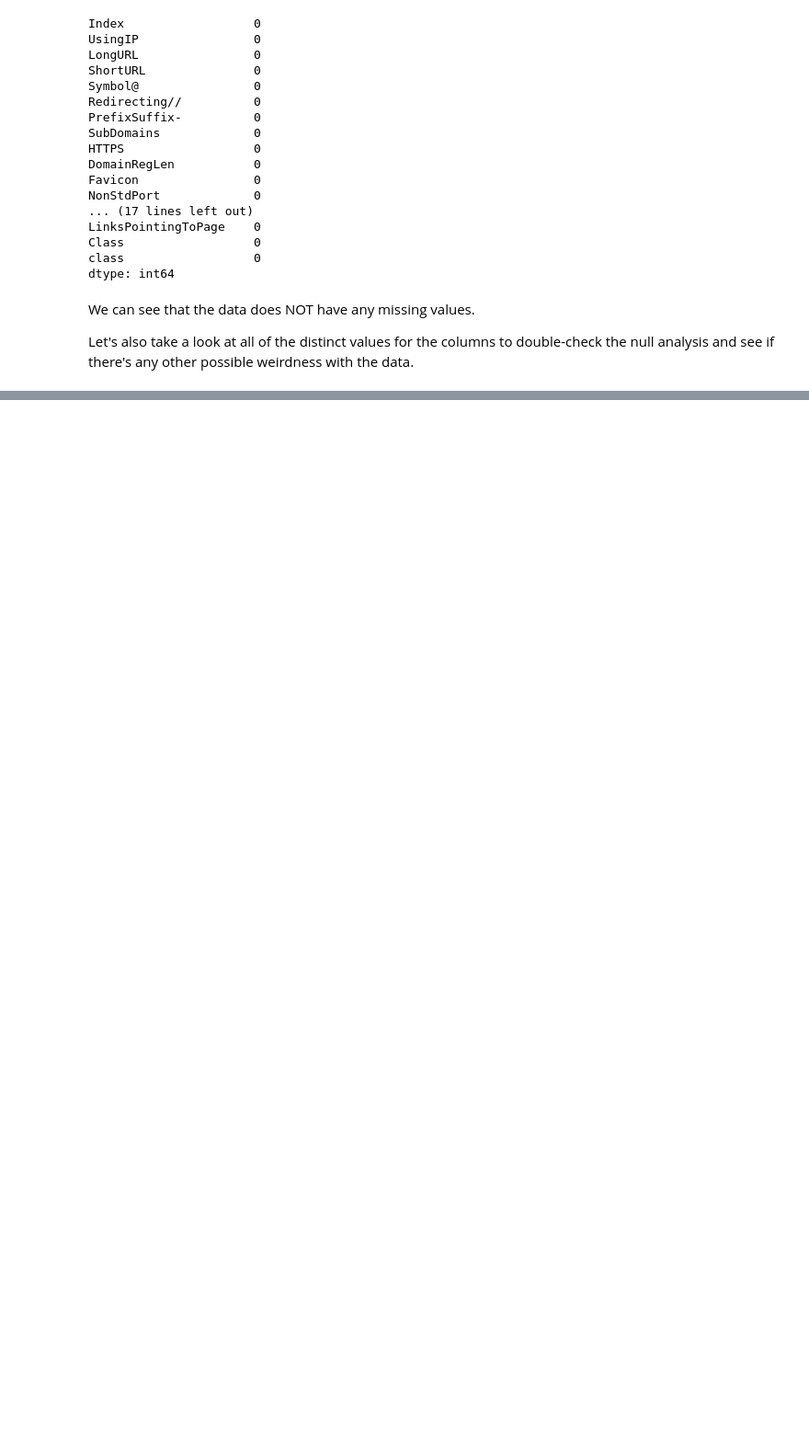
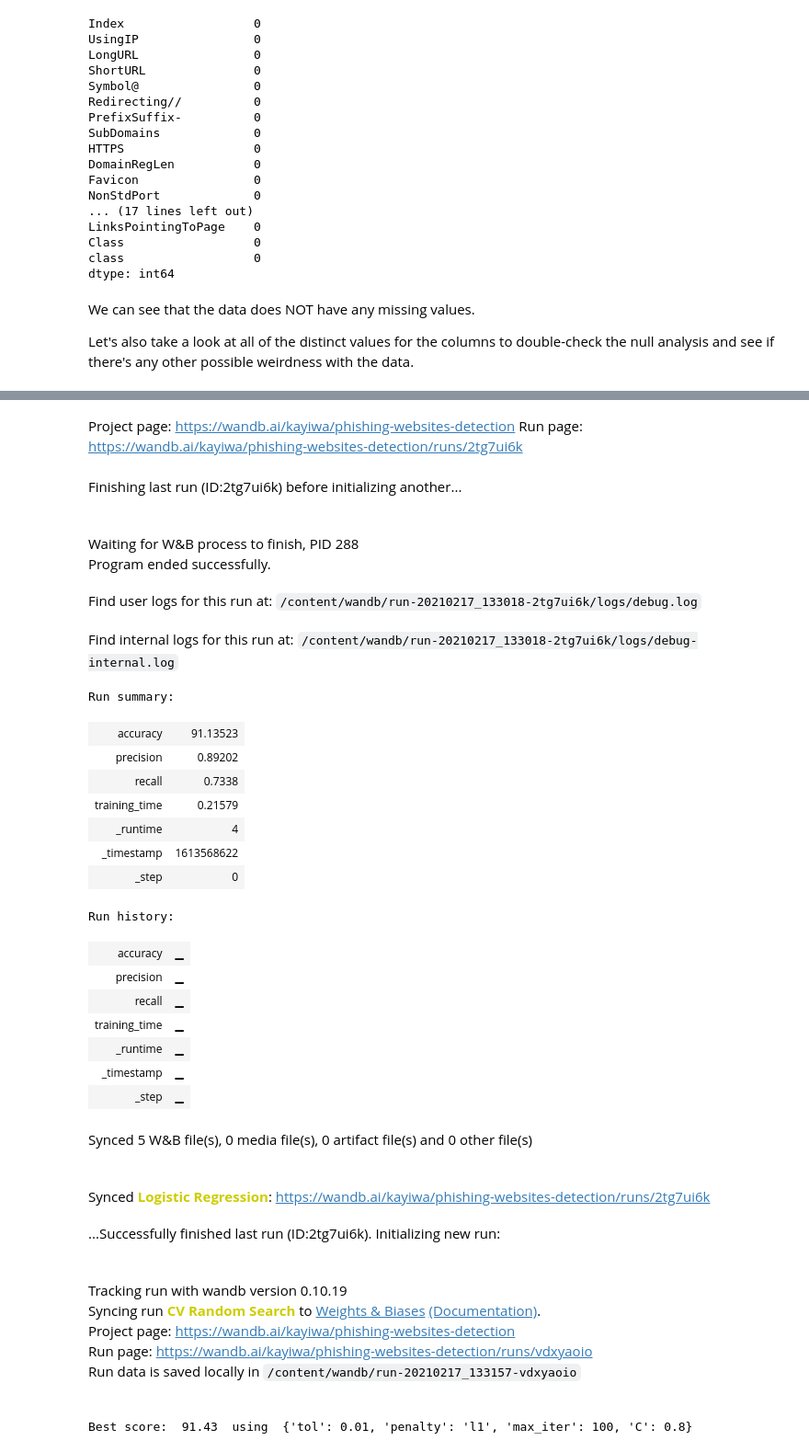
Before and after one commit to kayiwa/SBU_ML_CYBER, a Jupyter notebook: capstone_project.ipynb, the cells around one changed output, grey strips where cells are left out. Shown at 92% size. Drawn from its saved outputs; the diff is of its cells as text; code cells hidden in the pictures; blank space fills up the shorter version.

```diff
--- a/capstone_project.ipynb
+++ b/capstone_project.ipynb
@@ -347,0 +324,20 @@ for column_name in dataset:
+# %%
+# Execute simple Logistic Regression with default hyperparameter
+from sklearn.linear_model import LogisticRegression
+logreg = LogisticRegression()
+start = time.time()
+logreg.fit(X_train, y_train)
+end = time.time()-start
+y_pred = logreg.predict(X_test)
+print('Accuracy score of the Logistic Regression Classifier with default hyperparameter values: {:.2f}'.format(logreg.score(X_test, y_test)))
+print('---- Classification report of the Logistic Regression Classifier with default hyperparameter values ---- ')
+wandb.init(project="phishing-websites-detection", name='Logistic Regression')
+wandb.log({"accuracy":accuracy_score(y_test, y_pred)*100.0,\
+               "precision": precision_recall_fscore_support(y_test, y_pred, average='macro')[0],
+               "recall": precision_recall_fscore_support(y_test, y_pred, average='macro')[1],
+               "training_time":end})
+from sklearn.metrics import classification_report
+print(classification_report(y_test, y_pred, target_names=['Phising Websites', 'Normal Websites']))
+from sklearn.metrics import confusion_matrix
+confusion_matrix = confusion_matrix(y_test, y_pred)
+print(confusion_matrix)
@@ -347,0 +374,58 @@ for column_name in dataset:
+# %% [markdown]
+Project page: https://wandb.ai/kayiwa/phishing-websites-detection
+Run page: https://wandb.ai/kayiwa/phishing-websites-detection/runs/2tg7ui6k
+# %%
+
+# Execute random search process based on Logistic Regression Classifier
+penalty = ['l1', 'l2']
+C = [0.8, 0.9 , 1.0]
+tol = [0.01, 0.001, 0.001]
+max_iter = [100, 150, 200 , 250]
+hyperparameters = { 'penalty' : penalty,
+                    'C' : C,
+                    'tol' : tol,
+                    'max_iter' : max_iter}
+from sklearn.model_selection import RandomizedSearchCV
+randomCV = RandomizedSearchCV(LogisticRegression(solver='liblinear'), param_distributions=hyperparameters)
+start = time.time( )
+randomCV.fit(X_train,y_train)
+end = time.time()-start
+wandb.init(project="phishing-websites-detection", name='CV Random Search')
+wandb.log({"accuracy":accuracy_score(y_test, y_pred)*100.0,\
+               "precision": precision_recall_fscore_support(y_test, y_pred, average='macro')[0],
+               "recall": precision_recall_fscore_support(y_test, y_pred, average='macro')[1],
+               "training_time":end})
+best_score = randomCV.best_score_
+print('Best score: ','{:2.2f}'.format(best_score*100), ' using ', randomCV.best_params_ )
+y_pred = randomCV.predict(X_test)
+# %% [output]
+Finishing last run (ID:2tg7ui6k) before initializing another...
+Waiting for W&B process to finish, PID 288
+Program ended successfully.
+Find user logs for this run at: /content/wandb/run-20210217_133018-2tg7ui6k/logs/debug.log
+Find internal logs for this run at: /content/wandb/run-20210217_133018-2tg7ui6k/logs/debug-internal.log
+Run summary:
+| accuracy | 91.13523 |
+| precision | 0.89202 |
+| recall | 0.7338 |
+| training_time | 0.21579 |
+| _runtime | 4 |
+| _timestamp | 1613568622 |
+| _step | 0 |
+Run history:
+| accuracy | ▁ |
+| precision | ▁ |
+| recall | ▁ |
+| training_time | ▁ |
+| _runtime | ▁ |
+| _timestamp | ▁ |
+| _step | ▁ |
+Synced 5 W&B file(s), 0 media file(s), 0 artifact file(s) and 0 other file(s)
+Synced Logistic Regression: https://wandb.ai/kayiwa/phishing-websites-detection/runs/2tg7ui6k
+...Successfully finished last run (ID:2tg7ui6k). Initializing new run:
+Tracking run with wandb version 0.10.19
+Syncing run CV Random Search to Weights & Biases (Documentation).
+Project page: https://wandb.ai/kayiwa/phishing-websites-detection
+Run page: https://wandb.ai/kayiwa/phishing-websites-detection/runs/vdxyaoio
+Run data is saved locally in /content/wandb/run-20210217_133157-vdxyaoio
+Best score:  91.43  using  {'tol': 0.01, 'penalty': 'l1', 'max_iter': 100, 'C': 0.8}
```
Also changed, not shown: parts of 7 cells of this notebook.
